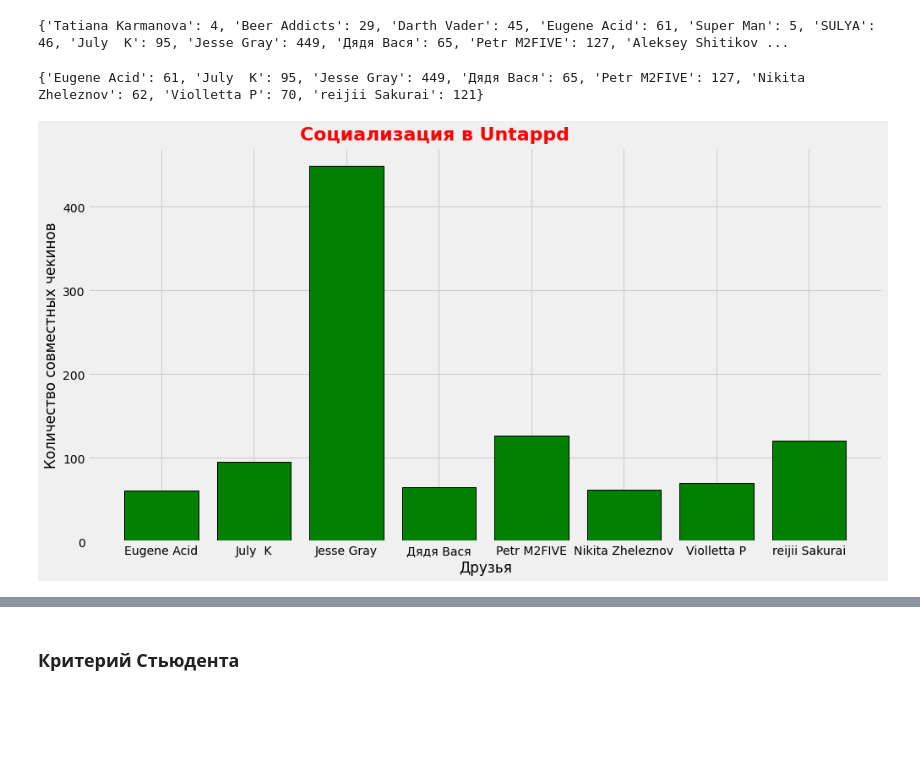
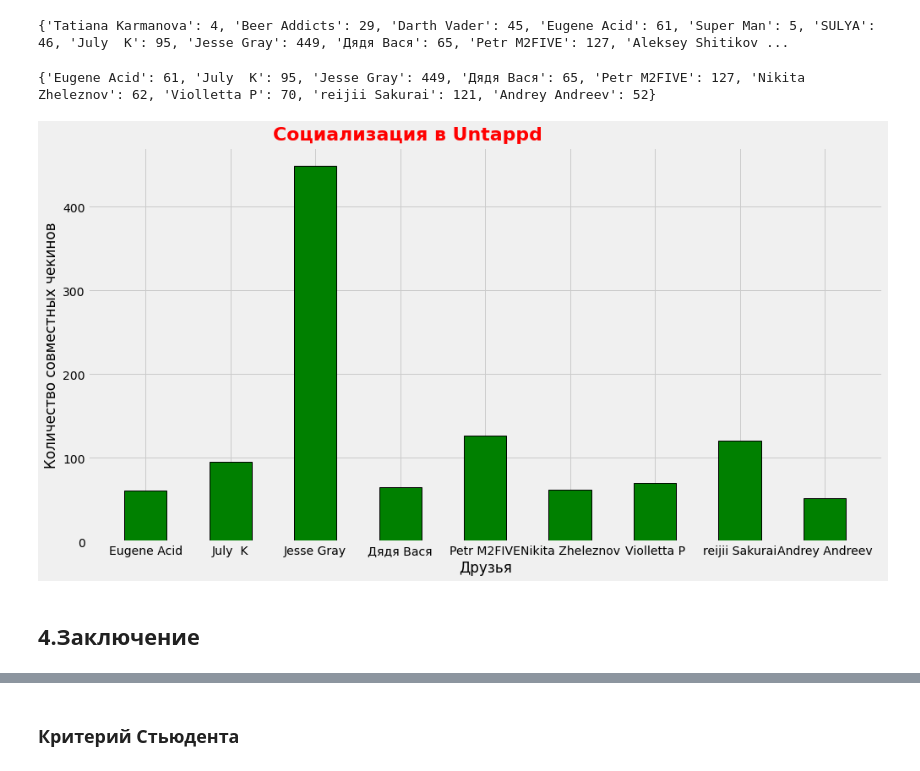
Before and after one commit to artempanush/projects_for_study, a Jupyter notebook: Untappd. Profile - Artiredbirds/Обзор персонального профиля Untappd.ipynb, the cells around one changed output, grey strips where cells are left out. Cells and saved outputs as stored; diff of their text form; code cells hidden in the pictures; blank space fills up the shorter version.

```diff
--- a/Untappd. Profile - Artiredbirds/Обзор персонального профиля Untappd.ipynb
+++ b/Untappd. Profile - Artiredbirds/Обзор персонального профиля Untappd.ipynb
@@ -47,7 +47,7 @@ from scipy import stats
 # %%
 #open dataset
 
-checkins = pd.read_csv('beer_november_first.csv')
+checkins = pd.read_csv('beer_november_second.csv')
 # %% [markdown]
 ## 1. Обзор датасета.
 # %% [markdown]
@@ -786,16 +799,18 @@ for k,i in friends_count.items():
 
 print(friends_count_50)
 # %% [output]
-{'Eugene Acid': 61, 'July  K': 95, 'Jesse Gray': 449, 'Дядя Вася': 65, 'Petr M2FIVE': 127, 'Nikita Zheleznov': 62, 'Violletta P': 70, 'reijii Sakurai': 121}
+{'Eugene Acid': 61, 'July  K': 95, 'Jesse Gray': 449, 'Дядя Вася': 65, 'Petr M2FIVE': 127, 'Nikita Zheleznov': 62, 'Violletta P': 70, 'reijii Sakurai': 121, 'Andrey Andreev': 52}
 # %%
 #строим график "социализации"
 
 plt.figure(figsize=[15,8])
-plt.bar(friends_count_50.keys(), friends_count_50.values(), width=0.8, color='green', edgecolor='black', linewidth=1)
+plt.bar(friends_count_50.keys(), friends_count_50.values(), width=0.5, color='green', edgecolor='black', linewidth=1)
 style.use('fivethirtyeight')
 plt.xlabel("Друзья")
 plt.ylabel("Количество совместных чекинов")
 plt.text(x = 1.5, y= 480, s="Социализация в Untappd", size = 22, weight='bold', color='red')
 plt.show()
 # %% [output]
-[figure, old version]
+[figure, new version]
+# %% [markdown]
+## 4.Заключение
```
Also changed, not shown: parts of 52 cells of this notebook, 3 other files.
